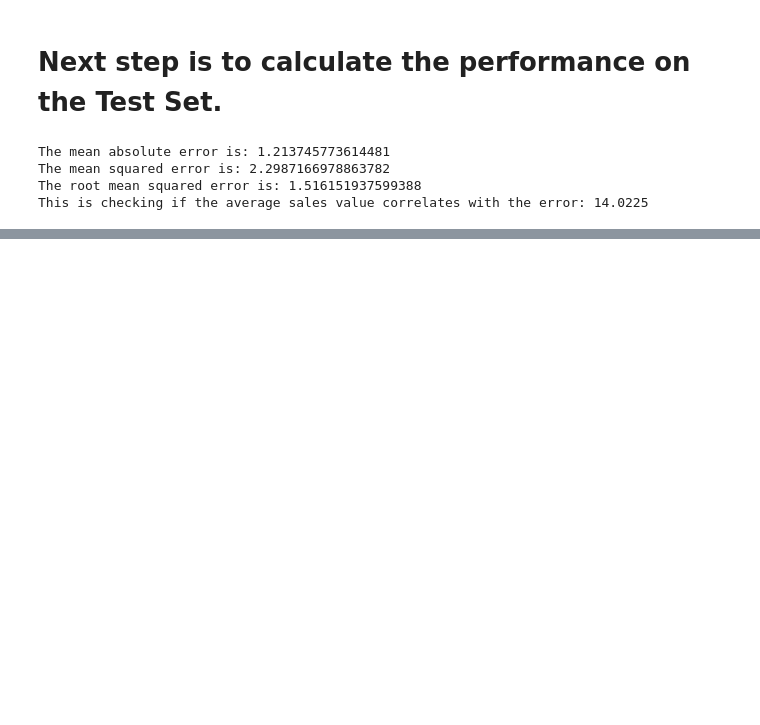
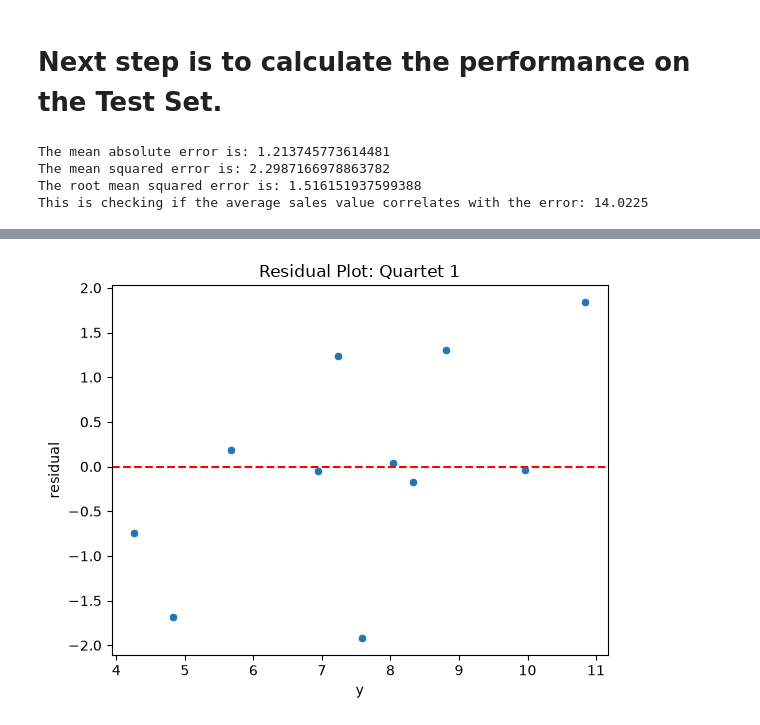
Before and after one commit to moeletsi04/machine_learning_study, a Jupyter notebook: Linear Regression/01_linear_regression.ipynb, the cells around one changed output, grey strips where cells are left out. Drawn from its saved outputs; the diff is of its cells as text; code cells hidden in the pictures; blank space fills up the shorter version.

```diff
--- a/Linear Regression/01_linear_regression.ipynb
+++ b/Linear Regression/01_linear_regression.ipynb
@@ -142,0 +291,6 @@ This is checking if the average sales value correlates with the error: 14.0225
+# %%
+sns.scatterplot(data=quartet,x='y',y='residual')
+plt.axhline(y=0, color='r', linestyle='--')
+plt.title("Residual Plot: Quartet 1");
+# %% [output]
+[figure, added]
```
Also changed, not shown: parts of 10 cells of this notebook.
